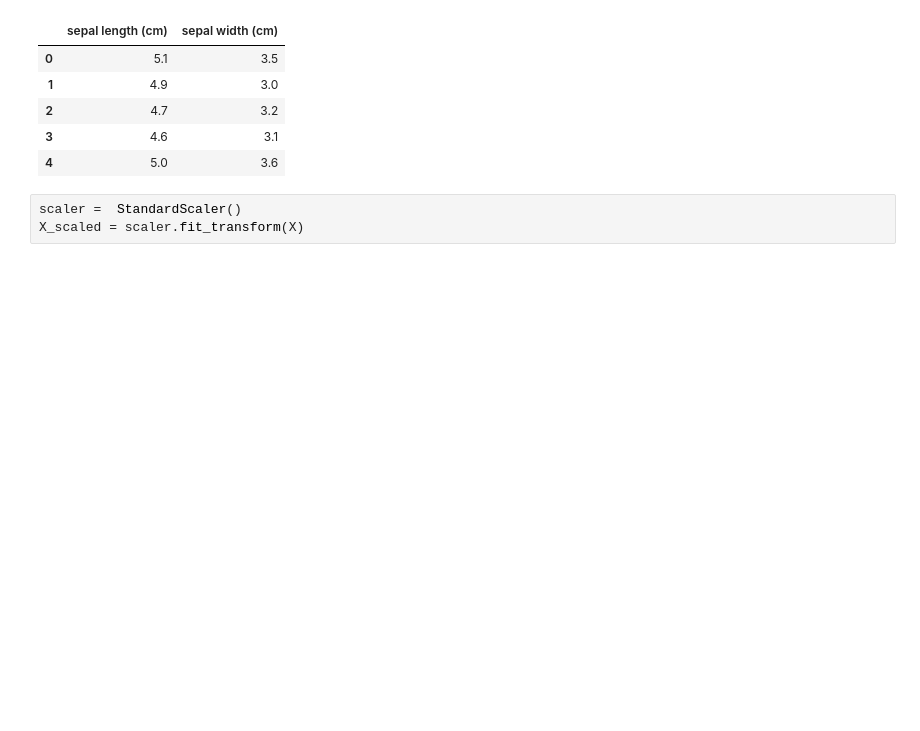
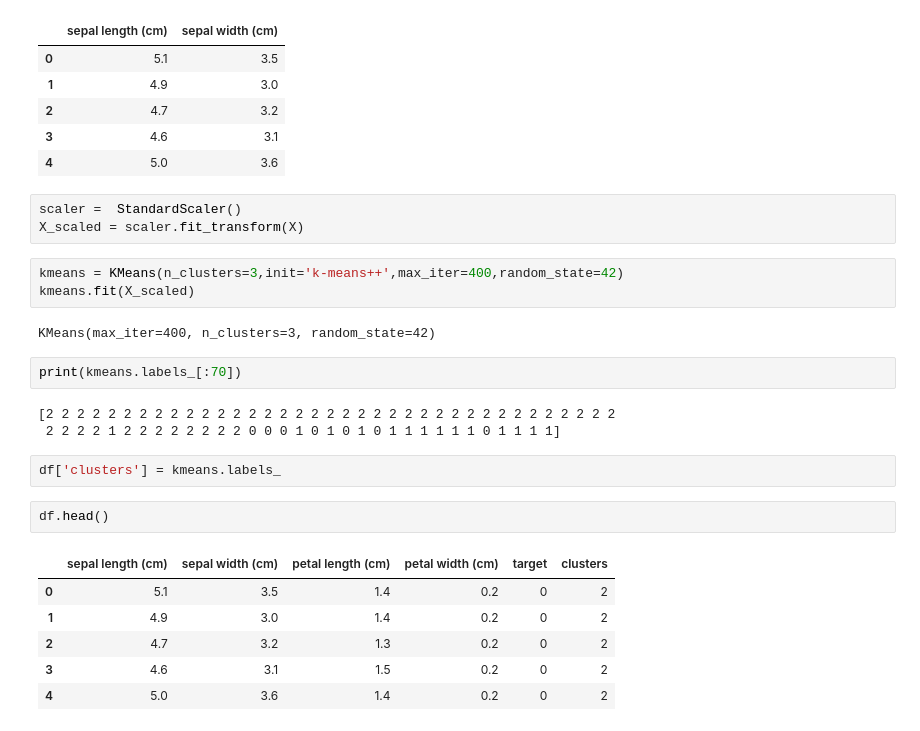
Before and after one commit to msanimfarhan/Machine-Learning-July, a Jupyter notebook: Unsupervised-K-Means.ipynb, the cells around one changed output. Saved outputs shown, nothing was run; the diff lists cells and outputs as text; blank space fills up the shorter version.

```diff
--- a/Unsupervised-K-Means.ipynb
+++ b/Unsupervised-K-Means.ipynb
@@ -72,3 +74,24 @@ X.head()
 # %%
 scaler =  StandardScaler()
 X_scaled = scaler.fit_transform(X)
+# %%
+kmeans = KMeans(n_clusters=3,init='k-means++',max_iter=400,random_state=42)
+kmeans.fit(X_scaled)
+# %% [output]
+KMeans(max_iter=400, n_clusters=3, random_state=42)
+# %%
+print(kmeans.labels_[:70])
+# %% [output]
+[2 2 2 2 2 2 2 2 2 2 2 2 2 2 2 2 2 2 2 2 2 2 2 2 2 2 2 2 2 2 2 2 2 2 2 2 2
+ 2 2 2 2 1 2 2 2 2 2 2 2 2 0 0 0 1 0 1 0 1 0 1 1 1 1 1 1 0 1 1 1 1]
+# %%
+df['clusters'] = kmeans.labels_
+# %%
+df.head()
+# %% [output]
+|  | sepal length (cm) | sepal width (cm) | petal length (cm) | petal width (cm) | target | clusters |
+| 0 | 5.1 | 3.5 | 1.4 | 0.2 | 0 | 2 |
+| 1 | 4.9 | 3.0 | 1.4 | 0.2 | 0 | 2 |
+| 2 | 4.7 | 3.2 | 1.3 | 0.2 | 0 | 2 |
+| 3 | 4.6 | 3.1 | 1.5 | 0.2 | 0 | 2 |
+| 4 | 5.0 | 3.6 | 1.4 | 0.2 | 0 | 2 |
```
Also changed, not shown: parts of 2 cells of this notebook.
